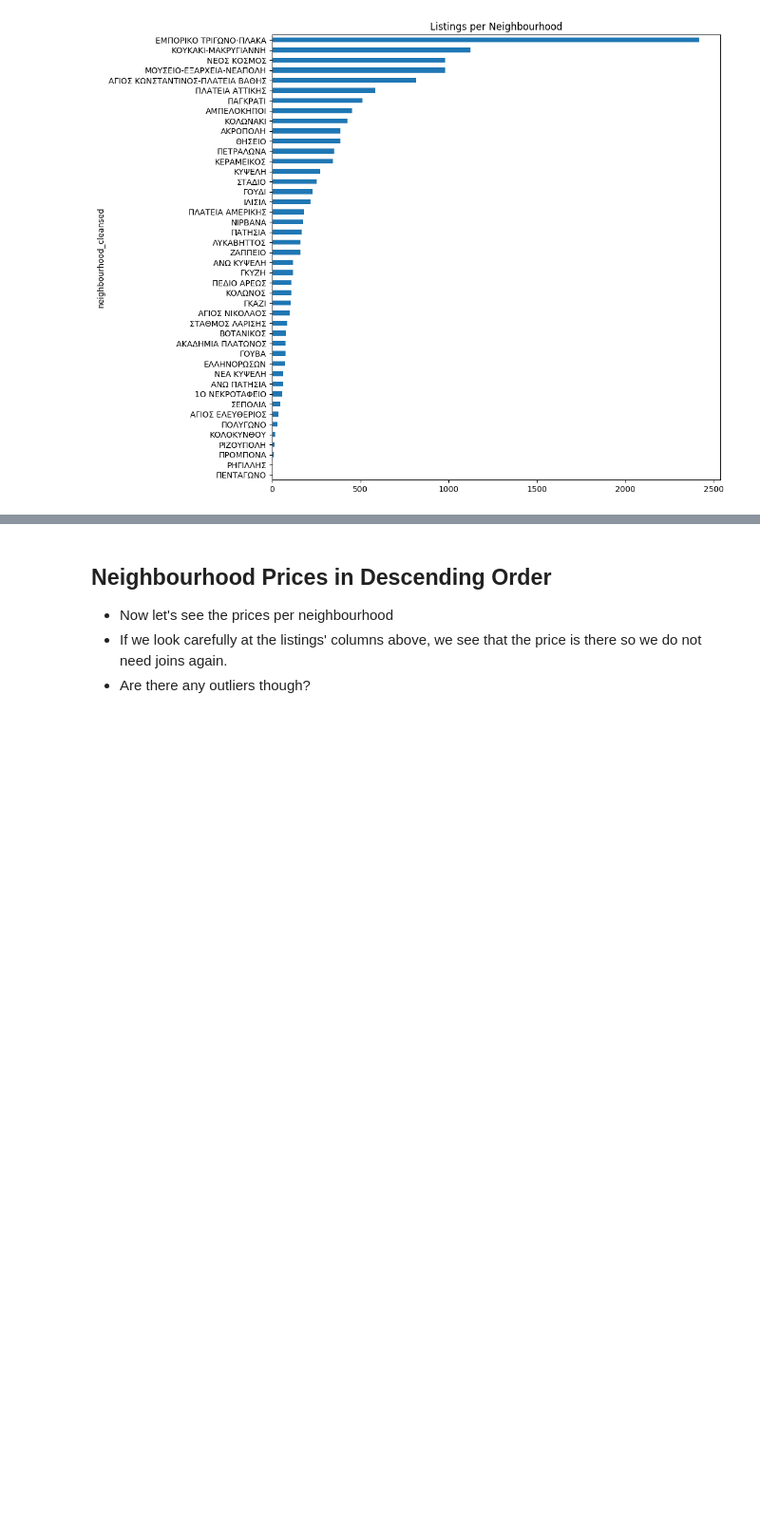
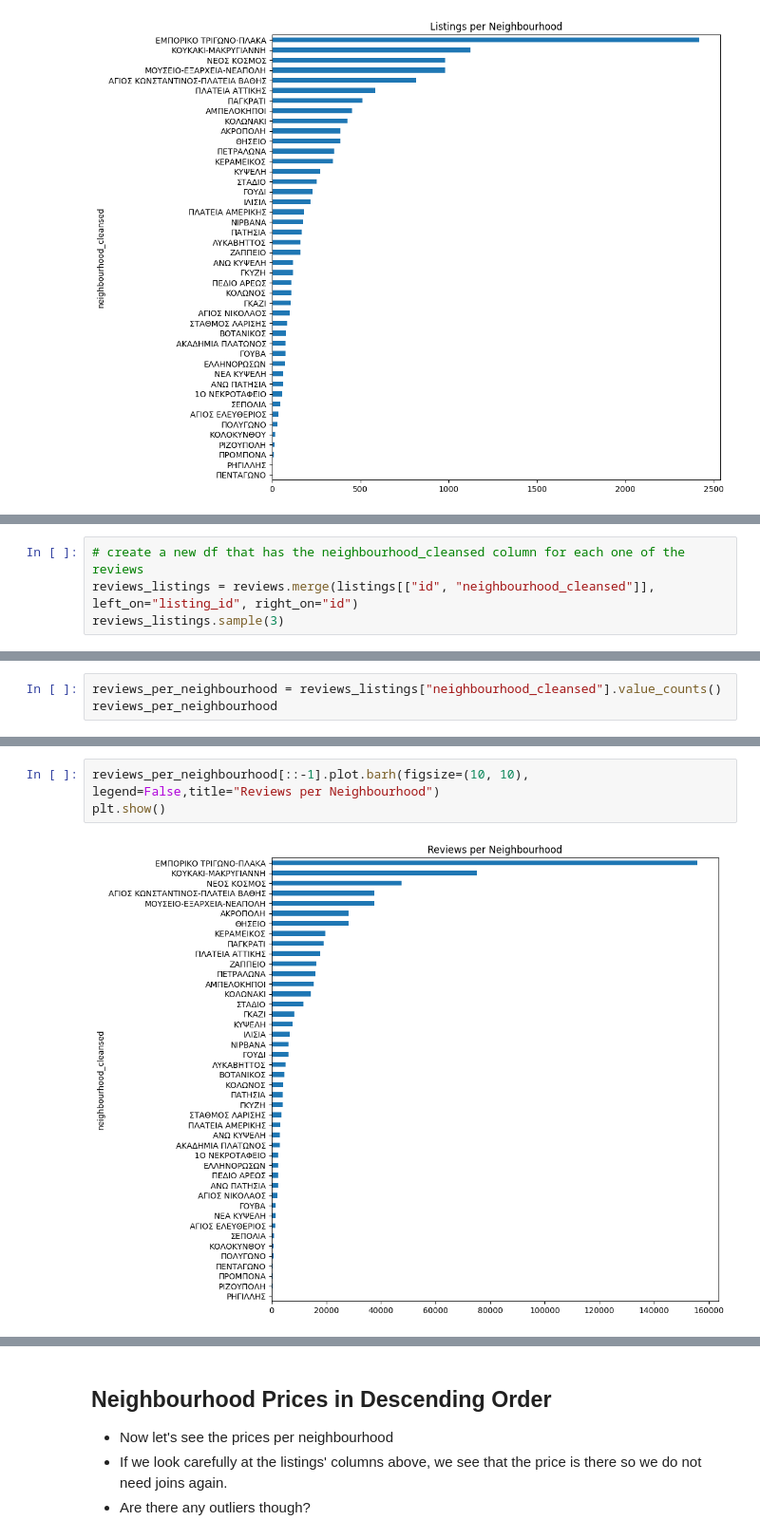
Before and after one commit to TeoSkondras/ATHENS-AIRBNB-ANALYSIS, a Jupyter notebook: ml_assignment1/ml_assignment1.ipynb, the cells around one changed output, grey strips where cells are left out. Shown at 95% size. Drawn from its saved outputs; the diff is of its cells as text; blank space fills up the shorter version.

```diff
--- a/ml_assignment1/ml_assignment1.ipynb
+++ b/ml_assignment1/ml_assignment1.ipynb
@@ -132,0 +148,4 @@ plt.show()
+# %%
+# create a new df that has the neighbourhood_cleansed column for each one of the reviews
+reviews_listings = reviews.merge(listings[["id", "neighbourhood_cleansed"]], left_on="listing_id", right_on="id")
+reviews_listings.sample(3)
@@ -132,0 +159,3 @@ plt.show()
+# %%
+reviews_per_neighbourhood = reviews_listings["neighbourhood_cleansed"].value_counts()
+reviews_per_neighbourhood
@@ -132,0 +180,5 @@ plt.show()
+# %%
+reviews_per_neighbourhood[::-1].plot.barh(figsize=(10, 10), legend=False,title="Reviews per Neighbourhood")
+plt.show()
+# %% [output]
+[figure, added]
```
Also changed, not shown: parts of 37 cells of this notebook.
